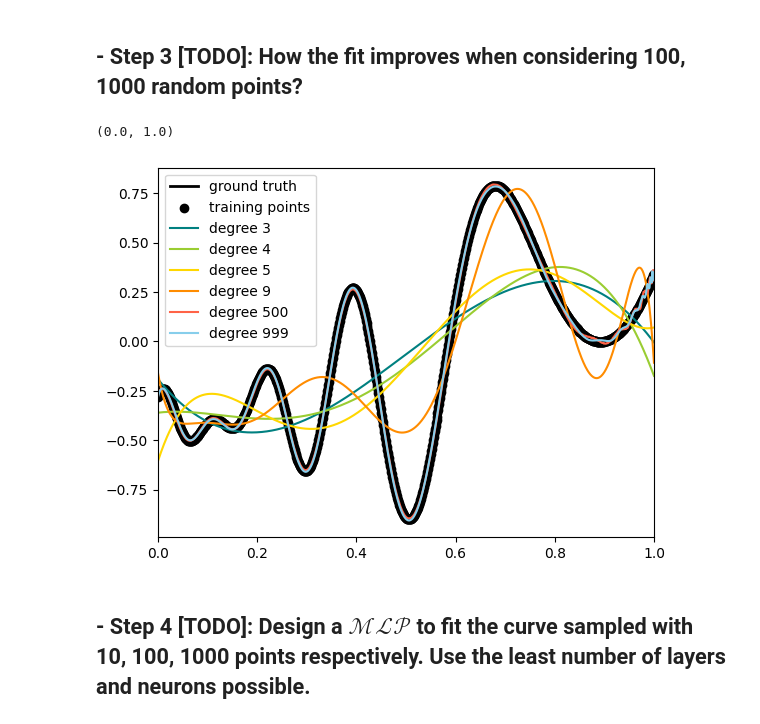
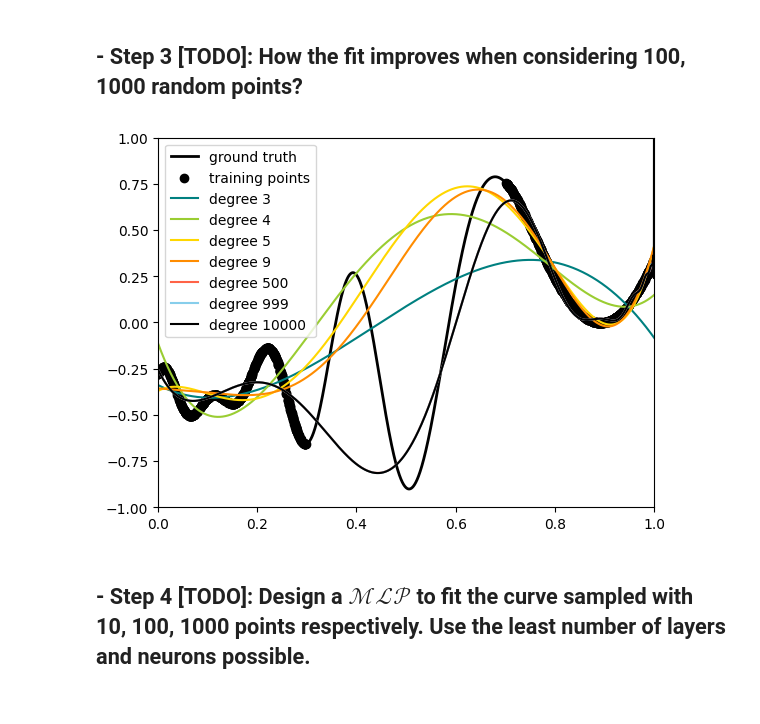
Before and after one commit to FilLTP89/2023-doctoral-school, a Jupyter notebook: lectures/hands-on/L07&08 - FG_ANN-basic/ALERT2023_handson_Ch7_8_Exo1.ipynb, the cells around one changed output. Saved outputs shown, nothing was run; the diff lists cells and outputs as text; code cells hidden in the pictures.

```diff
--- a/lectures/hands-on/L07&08 - FG_ANN-basic/ALERT2023_handson_Ch7_8_Exo1.ipynb
+++ b/lectures/hands-on/L07&08 - FG_ANN-basic/ALERT2023_handson_Ch7_8_Exo1.ipynb
@@ -129,8 +129,11 @@ import numpy
 np.random.seed(0)
 N = 100
 x_plot = np.linspace(0, 1, N*100)
+x_plot_data1 = np.linspace(0, 0.3, N*100)
+x_plot_data2 = np.linspace(0.7, 1.0, N*100)
+x_plot_data = np.hstack([x_plot_data1,x_plot_data2])
 rng = np.random.RandomState(0)
-x_train = np.sort(rng.choice(x_plot,
+x_train = np.sort(rng.choice(x_plot_data,
                              size=N,
                              replace=False))
 def f(x):
@@ -154,4 +157,7 @@ ax.scatter(x_train, y_train, label="training points")
 ax.set_xlabel("x")
 ax.set_ylabel("f(x)")
 ax.legend()
+
+ax.set_xlim(0, 1)
+ax.set_ylim(-1,1)
 # %% [output]
@@ -164,7 +170,7 @@ ax.legend()
 # %%
 from sklearn.linear_model import Ridge
 from sklearn.pipeline import make_pipeline
-from sklearn.preprocessing import PolynomialFeatures, SplineTransformer
+from sklearn.preprocessing import PolynomialFeatures
 
 lw = 2
 fig, ax = plt.subplots()
@@ -179,8 +185,8 @@ ax.plot(x_plot, f(x_plot), linewidth=lw, label="ground truth")
 ax.scatter(x_train, y_train, label="training points")
 
 # polynomial features
-alpha = 1e-10# penalty coefficient
-for degree in [3, 4, 5, 9, N]:
+alpha = 0# penalty coefficient
+for degree in [3, 4, 5, 9, N-1,10*N]:
     model = make_pipeline(PolynomialFeatures(degree),
                           Ridge(alpha=alpha))
     model.fit(X_train, y_train)
@@ -190,5 +196,6 @@ for degree in [3, 4, 5, 9, N]:
 
 ax.legend()
 ax.set_xlim(0, 1)
+ax.set_ylim(-1,1)
 plt.show()
 # %% [output]
@@ -198,38 +205,39 @@ plt.show()
 ## - Step 3 **[TODO]**: How the fit improves when considering 100, 1000 random points?
 # %%
 N = 1000
-x_train = np.sort(rng.choice(x_plot,
+x_train = np.sort(rng.choice(x_plot_data,
                              size=N,
                              replace=False))
 y_train = f(x_train)
 X_train = x_train[:, np.newaxis]
 
 lw = 2
 fig, ax = plt.subplots()
 ax.set_prop_cycle(
     color=["black", "teal", "yellowgreen",
            "gold", "darkorange", "tomato",
            "skyblue"]
 )
 ax.plot(x_plot, f(x_plot), linewidth=lw, label="ground truth")
 
 # plot training points
 ax.scatter(x_train, y_train, label="training points")
 # polynomial features
-alpha =0 # penalty coefficient
-for degree in [3, 4, 5, 9, N//2, N-1]:
+alpha =1e-5 # penalty coefficient
+for degree in [3, 4, 5, 9, N//2, N-1,10*N]:
     model = make_pipeline(PolynomialFeatures(degree),
                           Ridge(alpha=alpha))
     model.fit(X_train, y_train)
     y_plot = model.predict(X_plot)
     ax.plot(x_plot, y_plot, label=f"degree {degree}")
 
 
 ax.legend()
 ax.set_xlim(0, 1)
+ax.set_ylim(-1,1)
+plt.show()
 # %% [output]
-(0.0, 1.0)
-[figure, old version]
+[figure, new version]
 # %% [markdown]
 ## - Step 4 **[TODO]**:  Design a $\mathcal{MLP}$ to fit the curve sampled with 10, 100, 1000 points respectively. Use the least number of layers and neurons possible.
 # %% [markdown]
```
Also changed, not shown: parts of 8 cells of this notebook.
